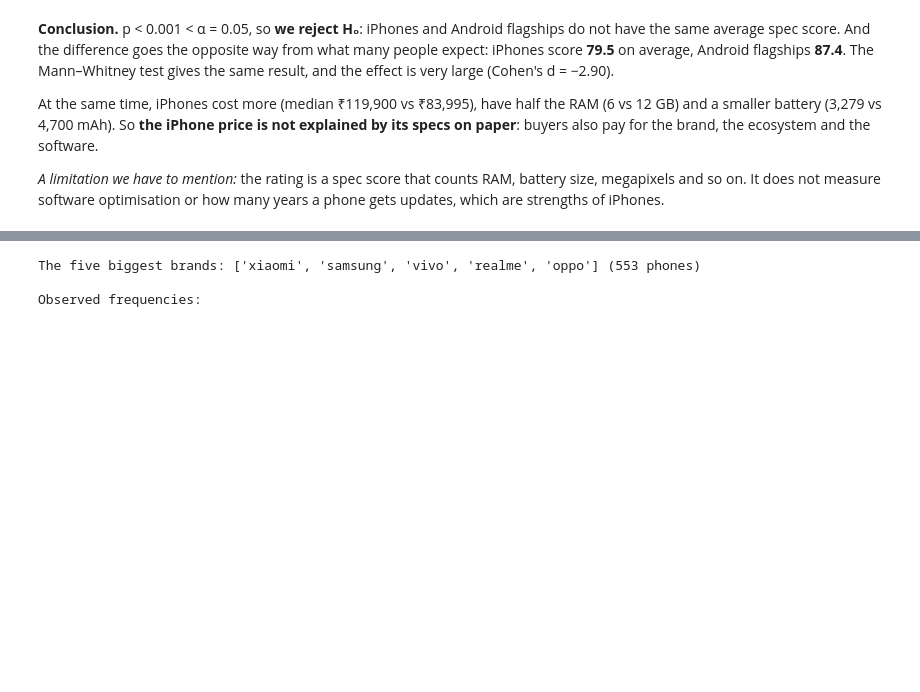
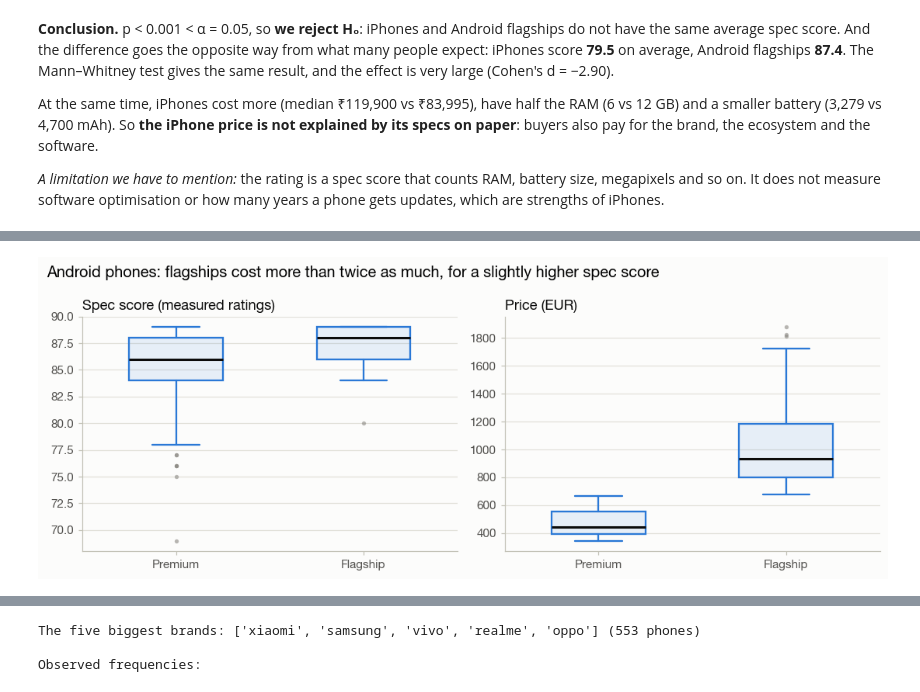
Before and after one commit to alexklep04-bit/smartphone-market-analysis, a Jupyter notebook: Task2_Hypothesis_Testing.ipynb, the cells around one changed output, grey strips where cells are left out. Saved outputs shown, nothing was run; the diff lists cells and outputs as text; code cells hidden in the pictures; blank space fills up the shorter version.

```diff
--- a/Task2_Hypothesis_Testing.ipynb
+++ b/Task2_Hypothesis_Testing.ipynb
@@ -377,0 +394,11 @@ At the same time, iPhones cost more (median ₹119,900 vs ₹83,995), have half
+# %%
+android_phones = df[(df["brand_name"] != "apple") & df["price_segment"].isin(["Premium", "Flagship"])]
+price_premium = android_phones.loc[android_phones["price_segment"] == "Premium", "price_eur"]
+price_flagship = android_phones.loc[android_phones["price_segment"] == "Flagship", "price_eur"]
+print(f"Median price: Premium {price_premium.median():,.0f} EUR, Flagship {price_flagship.median():,.0f} EUR "
+      f"(+{price_flagship.median() / price_premium.median() - 1:.0%})")
+
+measured_android = android_phones[~android_phones["rating_imputed"]]
+premium = measured_android.loc[measured_android["price_segment"] == "Premium", "rating"]
+flagship = measured_android.loc[measured_android["price_segment"] == "Flagship", "rating"]
+print(f"Android phones with a measured rating: {len(premium)} Premium, {len(flagship)} Flagship")
@@ -377,0 +445,16 @@ At the same time, iPhones cost more (median ₹119,900 vs ₹83,995), have half
+# %%
+fig, axes = plt.subplots(1, 2, figsize=(10, 3.8))
+axes[0].boxplot([premium, flagship], **box_style())
+axes[0].set_title("Spec score (measured ratings)")
+axes[1].boxplot([price_premium, price_flagship], **box_style())
+axes[1].set_title("Price (EUR)")
+for ax in axes:
+    ax.set_xticks([1, 2], ["Premium", "Flagship"])
+    ax.grid(axis="x", visible=False)
+fig.suptitle("Android phones: flagships cost more than twice as much, for a slightly higher spec score",
+             x=0.01, ha="left", fontsize=13, fontweight="semibold")
+fig.tight_layout()
+save(fig, "t2_04_flagship_vs_premium")
+plt.show()
+# %% [output]
+[figure, added]
```
Also changed, not shown: parts of 16 cells of this notebook, 5 other files.
